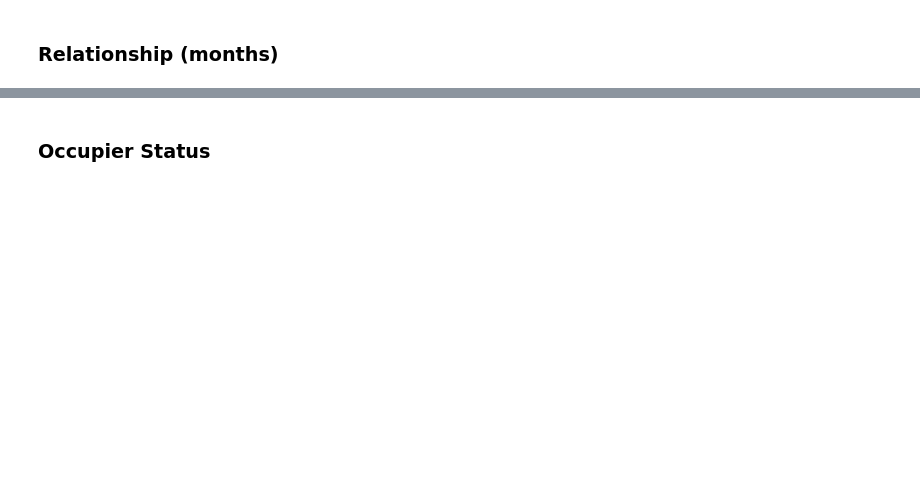
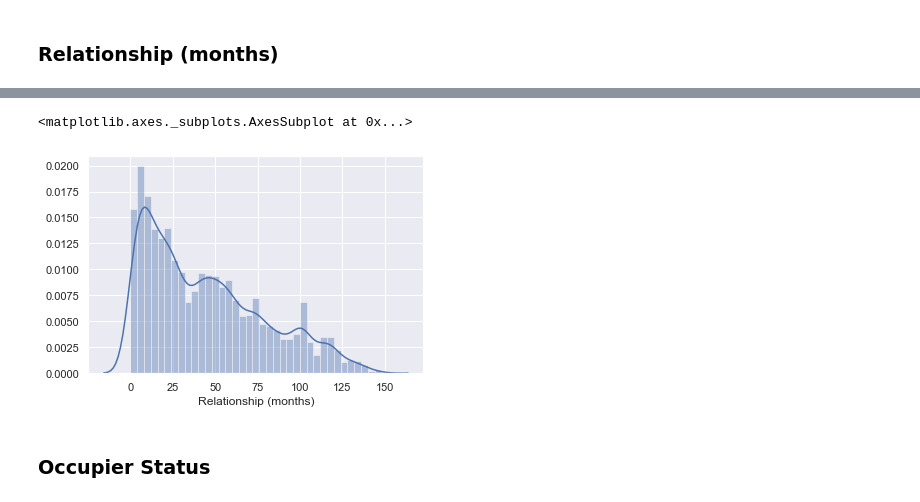
Before and after one commit to Vipul-Dass/Churn-Data, a Jupyter notebook: Data Cleaning Only.ipynb, the cells around one changed output, grey strips where cells are left out. Drawn from its saved outputs; the diff is of its cells as text; code cells hidden in the pictures; blank space fills up the shorter version.

```diff
--- a/Data Cleaning Only.ipynb
+++ b/Data Cleaning Only.ipynb
@@ -349,3 +412,8 @@ data['Relationship (months)'].value_counts()
+# %%
+sns.distplot(data1['Relationship (months)'])
+# %% [output]
+<matplotlib.axes._subplots.AxesSubplot at 0x...>
+[figure, added]
 # %% [markdown]
 ### Occupier Status
 # %%
```
Also changed, not shown: parts of 66 cells of this notebook.
